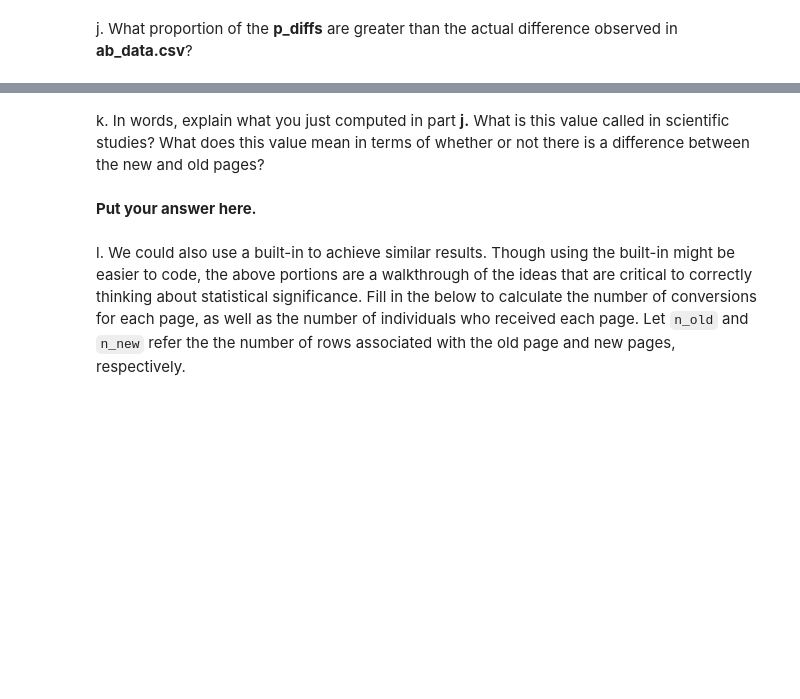
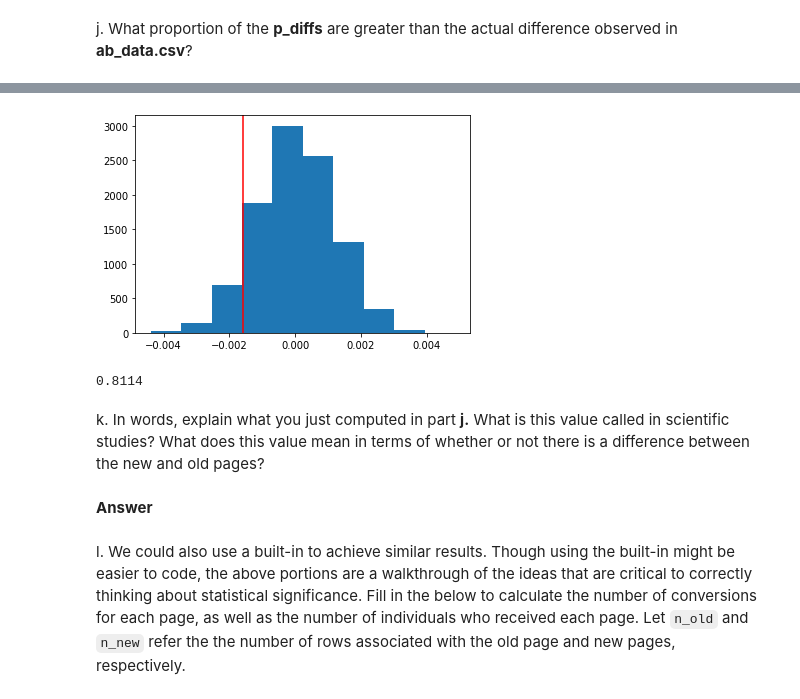
Before and after one commit to faizankhann/Analyze-AB-Test-Results-, a Jupyter notebook: Analyze_ab_test_results_notebook.ipynb, the cells around one changed output, grey strips where cells are left out. Cells and saved outputs as stored; diff of their text form; code cells hidden in the pictures; blank space fills up the shorter version.

```diff
--- a/Analyze_ab_test_results_notebook.ipynb
+++ b/Analyze_ab_test_results_notebook.ipynb
@@ -241,6 +308,15 @@ j. What proportion of the **p_diffs** are greater than the actual difference obs
+# %%
+plt.hist(null_vals);
+plt.axvline(x=obs_diff, color='red');
+# %% [output]
+[figure, added]
+# %%
+(p_diffs > obs_diff).mean()
+# %% [output]
+0.8114
 # %% [markdown]
 k. In words, explain what you just computed in part **j.**  What is this value called in scientific studies?  What does this value mean in terms of whether or not there is a difference between the new and old pages?
-# %% [markdown]
-**Put your answer here.**
+# %% [markdown]
+**Answer**
 # %% [markdown]
 l. We could also use a built-in to achieve similar results.  Though using the built-in might be easier to code, the above portions are a walkthrough of the ideas that are critical to correctly thinking about statistical significance. Fill in the below to calculate the number of conversions for each page, as well as the number of individuals who received each page. Let `n_old` and `n_new` refer the the number of rows associated with the old page and new pages, respectively.
```
Also changed, not shown: parts of 23 cells of this notebook.
